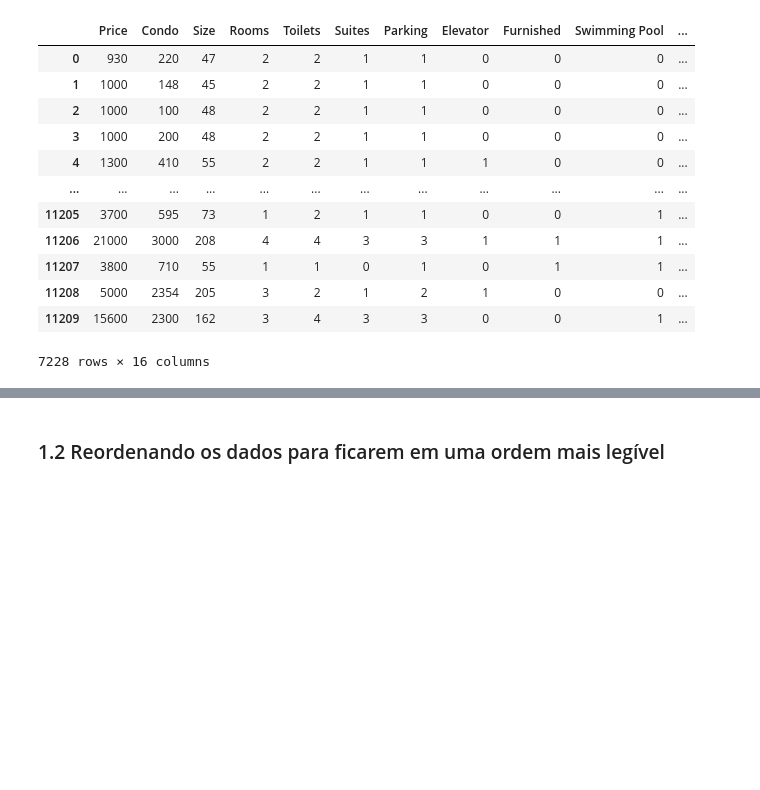
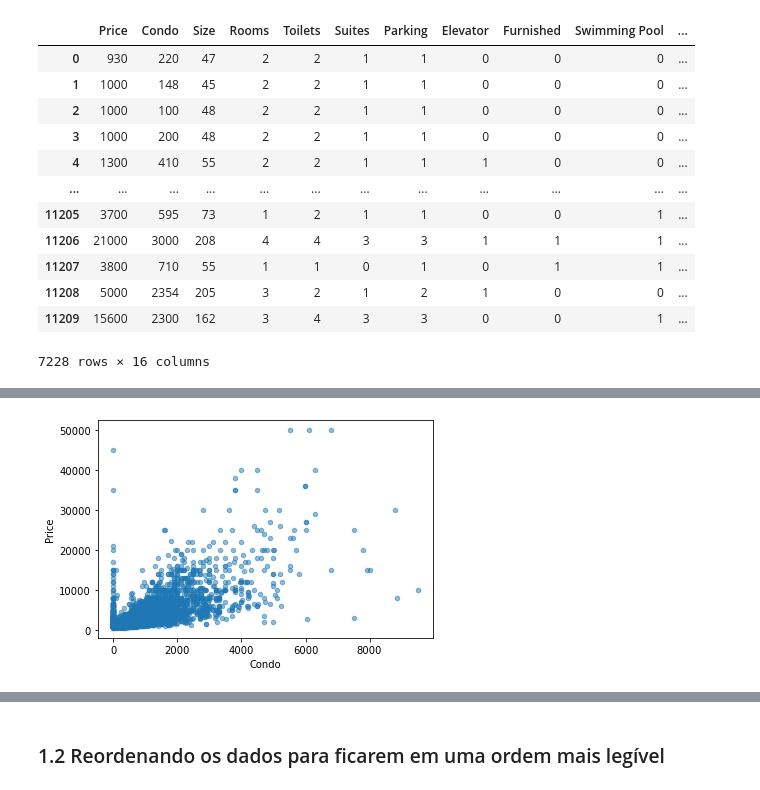
Before and after one commit to viniciusmm7/Rental-Forecast, a Jupyter notebook: Projeto 2 CDados.ipynb, the cells around one changed output, grey strips where cells are left out. Drawn from its saved outputs; the diff is of its cells as text; code cells hidden in the pictures; blank space fills up the shorter version.

Commit message:
Add files via upload
graficos e etc

```diff
--- a/Projeto 2 CDados.ipynb
+++ b/Projeto 2 CDados.ipynb
@@ -42,3 +43,102 @@ rent_data
 | 11208 | 5000 | 2354 | 205 | 3 | 2 | 1 | 2 | 1 | 0 | 0 | ... |
 | 11209 | 15600 | 2300 | 162 | 3 | 4 | 3 | 3 | 0 | 0 | 1 | ... |
 7228 rows × 16 columns
+# %%
+#classificando as variaveis
+'Condo = Quantitativa'
+'Size = Quantitativo'
+'Rooms = Quantitativo'
+'Toilets = Quantitativo'
+'Suites = Quantitativo'
+'Parking = Quantitativo'
+'Elevator = Qualitativo'
+'Furnished = Qualitativo'
+'Swimming Pool = Qualitativo'
+'New = Qualitativo'
+'Price = Quantitativo'
+
+'---------------------------------------------------------------------------------------------------------------------------'
+#graficos
+
+
+#condo_price
+condo_price=rent_data.loc[:, ['Price', 'Condo']]
+condo_price.plot.scatter(x='Condo', y='Price', alpha=0.5);
+
+#size_price
+size_price=rent_data.loc[:, ['Price', 'Size']]
+size_price.plot.scatter(x='Size', y='Price', alpha=0.5);
+
+#rooms_price
+rooms_price=rent_data.loc[:, ['Price', 'Rooms']]
+rooms_price.plot.scatter(x='Rooms', y='Price', alpha=0.5);
+
+#toilets_price
+toilets_price=rent_data.loc[:, ['Price', 'Toilets']]
+toilets_price.plot.scatter(x='Toilets', y='Price', alpha=0.5);
+
+#suites_price
+suites_price=rent_data.loc[:, ['Price', 'Suites']]
+suites_price.plot.scatter(x='Suites', y='Price', alpha=0.5);
+
+#parking_price
+parking_price=rent_data.loc[:, ['Price', 'Parking']]
+parking_price.plot.scatter(x='Parking', y='Price', alpha=0.5);
+
+# #elevator_price
+# elevator_price=rent_data.loc[:, ['Price', 'Elevator']]
+# elevator_price1=pd.crosstab(elevator_price['Price'], elevator_price['Elevator'])
+# ax=elevator_price1.plot.hist(alpha=0.5);
+
+# #furnished_price
+# furnished_price=rent_data.loc[:, ['Price', 'Furnished']]
+# furnished_price1=pd.crosstab(furnished_price['Price'], furnished_price['Furnished'])
+# ax=furnished_price1.plot.hist(alpha=0.5);
+
+plt.figure(figsize=(15,10))
+
+#elevator_price
+elevator_filter = rent_data.loc[rent_data['Elevator'] == 0, 'Price']
+elevator_filter1 = rent_data.loc[rent_data['Elevator'] == 1, 'Price']
+plt.subplot(221)
+#legendas
+elevator_1 = [Rectangle((0,0),1,1,color=c,ec="k") for c in [cmap(0.25) ,cmap(0.8)]]
+elevator_2= ["s/ elevador","c/ elevador"]
+plt.legend(elevator_1, elevator_2)
+plt.hist(elevator_filter)
+plt.hist(elevator_filter1)
+
+#furnished_price
+
+furnished_filter = rent_data.loc[rent_data['Furnished'] == 0, 'Price']
+furnished_filter1 = rent_data.loc[rent_data['Furnished'] == 1, 'Price']
+plt.subplot(222)
+#legendas
+furnished_1 = [Rectangle((0,0),1,1,color=c,ec="k") for c in [cmap(0.25) ,cmap(0.8)]]
+furnished_2= ["s/ mobilia","c/ mobilia"]
+plt.legend(furnished_1, furnished_2)
+plt.hist(furnished_filter)
+plt.hist(furnished_filter1)
+
+#swimmingpool_price
+swimmingpool_filter = rent_data.loc[rent_data['Swimming Pool'] == 0, 'Price']
+swimmingpool_filter1 = rent_data.loc[rent_data['Swimming Pool'] == 1, 'Price']
+plt.subplot(223)
+#legendas
+piscina_1 = [Rectangle((0,0),1,1,color=c,ec="k") for c in [cmap(0.25) ,cmap(0.8)]]
+piscina_2= ["s/ piscina","c/ piscina"]
+plt.legend(piscina_1, piscina_2)
+plt.hist(swimmingpool_filter)
+plt.hist(swimmingpool_filter1)
+
+#new_price
+new_filter = rent_data.loc[rent_data['New'] == 0, 'Price']
+new_filter1 = rent_data.loc[rent_data['New'] == 1, 'Price']
+plt.subplot(224)
+#legendas
+novo_1 = [Rectangle((0,0),1,1,color=c,ec="k") for c in [cmap(0.25) ,cmap(0.8)]]
+novo_2= ["antigo","novo"]
+plt.legend(novo_1, novo_2)
+plt.hist(new_filter, density=False)
+plt.hist(new_filter1, density=False)
+# %% [output]
@@ -44,0 +149 @@ rent_data
+[figure, added]
```
Also changed, not shown: parts of 14 cells of this notebook.
